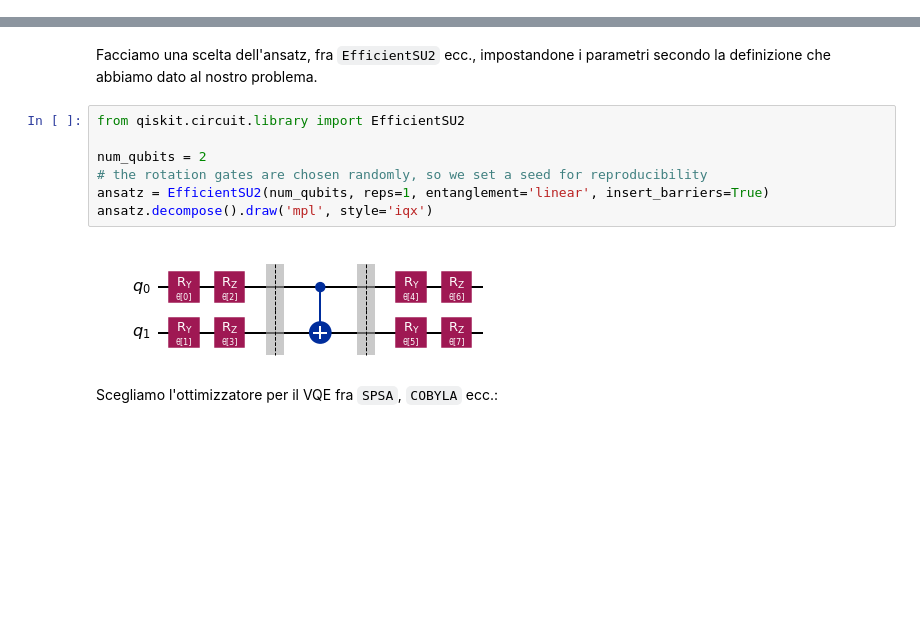
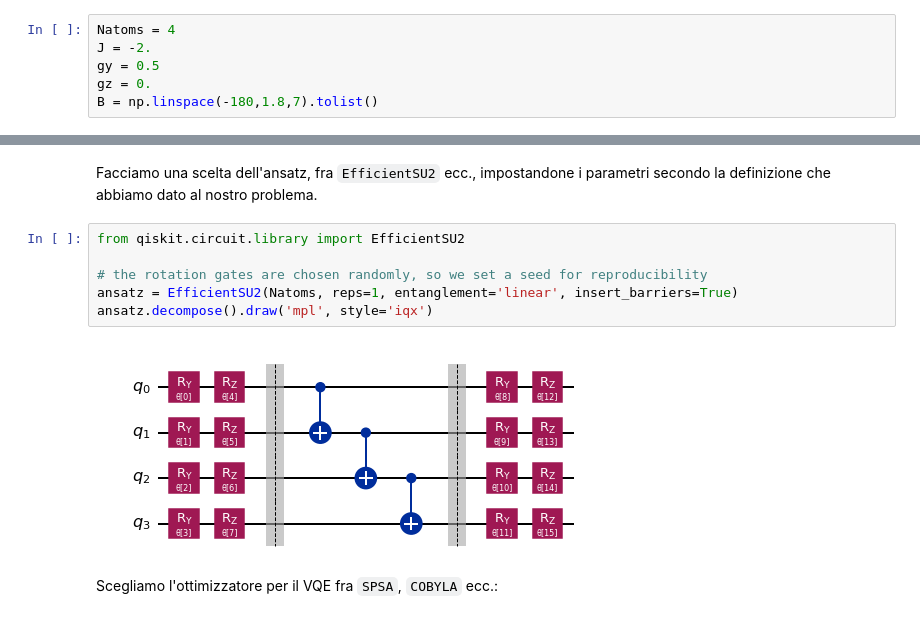
Before and after one commit to herondedalus/AQM_progettino, a Jupyter notebook: Main.ipynb, the cells around one changed output, grey strips where cells are left out. Saved outputs shown, nothing was run; the diff lists cells and outputs as text; blank space fills up the shorter version.

```diff
--- a/Main.ipynb
+++ b/Main.ipynb
@@ -139,3 +144,9 @@ $$\hat H = - \sum_{i,j=1\\i<j}^n J\left( \hat X^{(i)}\hat X^{(j)} + \gamma_y\hat
+# %%
+Natoms = 4
+J = -2.
+gy = 0.5
+gz = 0.
+B = np.linspace(-180,1.8,7).tolist()
 # %% [markdown]
 ### Diagonalizzazione computazionale "classica"
 # %% [markdown]
@@ -208,12 +240,11 @@ Facciamo una scelta dell'ansatz, fra `EfficientSU2` ecc., impostandone i paramet
 # %%
 from qiskit.circuit.library import EfficientSU2
 
-num_qubits = 2
 # the rotation gates are chosen randomly, so we set a seed for reproducibility
-ansatz = EfficientSU2(num_qubits, reps=1, entanglement='linear', insert_barriers=True)
+ansatz = EfficientSU2(Natoms, reps=1, entanglement='linear', insert_barriers=True)
 ansatz.decompose().draw('mpl', style='iqx')
 # %% [output]
-[figure, old version]
+[figure, new version]
 # %% [markdown]
 Scegliamo l'ottimizzatore per il VQE fra `SPSA`, `COBYLA` ecc.:
 # %%
```
Also changed, not shown: parts of 13 cells of this notebook.
